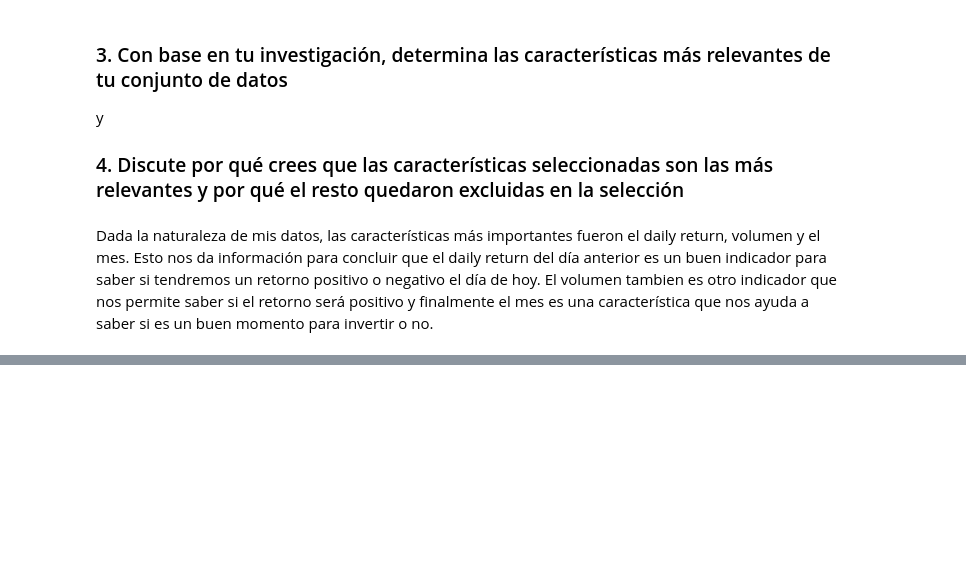
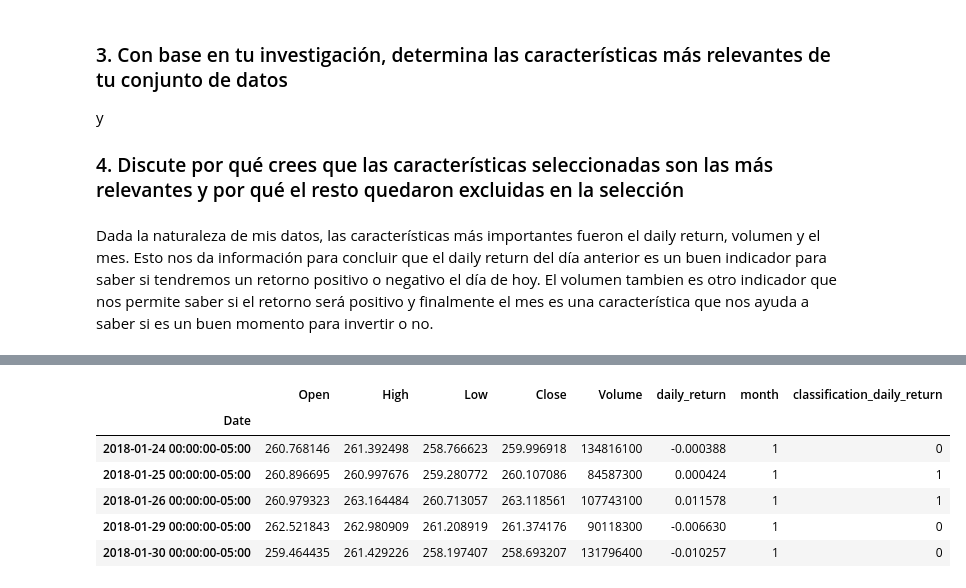
Before and after one commit to MaLuisa7/Machine_Learning_Lessons, a Jupyter notebook: TAREAS_ML.ipynb, the cells around one changed output, grey strips where cells are left out. Cells and saved outputs as stored; diff of their text form; code cells hidden in the pictures; blank space fills up the shorter version.

```diff
--- a/TAREAS_ML.ipynb
+++ b/TAREAS_ML.ipynb
@@ -675,0 +704,10 @@ Dada la naturaleza de mis datos, las características más importantes fueron el
+# %%
+sp500.head()
+# %% [output]
+|  | Open | High | Low | Close | Volume | daily_return | month | classification_daily_return |
+| Date |  |  |  |  |  |  |  |  |
+| 2018-01-24 00:00:00-05:00 | 260.768146 | 261.392498 | 258.766623 | 259.996918 | 134816100 | -0.000388 | 1 | 0 |
+| 2018-01-25 00:00:00-05:00 | 260.896695 | 260.997676 | 259.280772 | 260.107086 | 84587300 | 0.000424 | 1 | 1 |
+| 2018-01-26 00:00:00-05:00 | 260.979323 | 263.164484 | 260.713057 | 263.118561 | 107743100 | 0.011578 | 1 | 1 |
+| 2018-01-29 00:00:00-05:00 | 262.521843 | 262.980909 | 261.208919 | 261.374176 | 90118300 | -0.006630 | 1 | 0 |
+| 2018-01-30 00:00:00-05:00 | 259.464435 | 261.429226 | 258.197407 | 258.693207 | 131796400 | -0.010257 | 1 | 0 |
```
Also changed, not shown: parts of 36 cells of this notebook.
